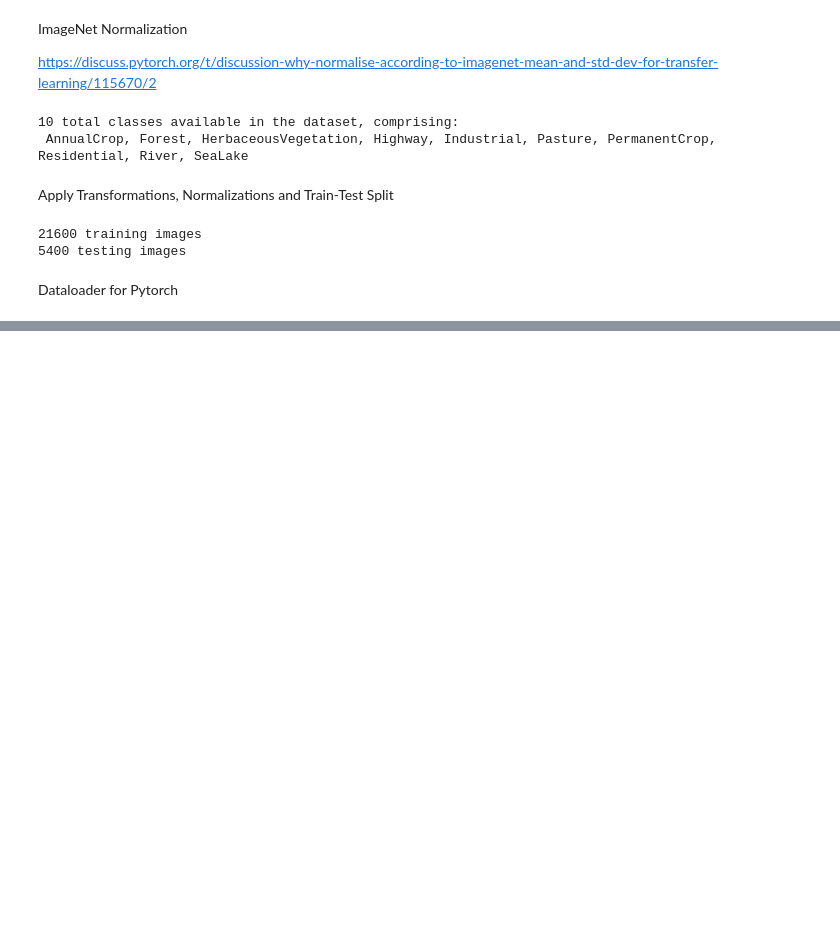
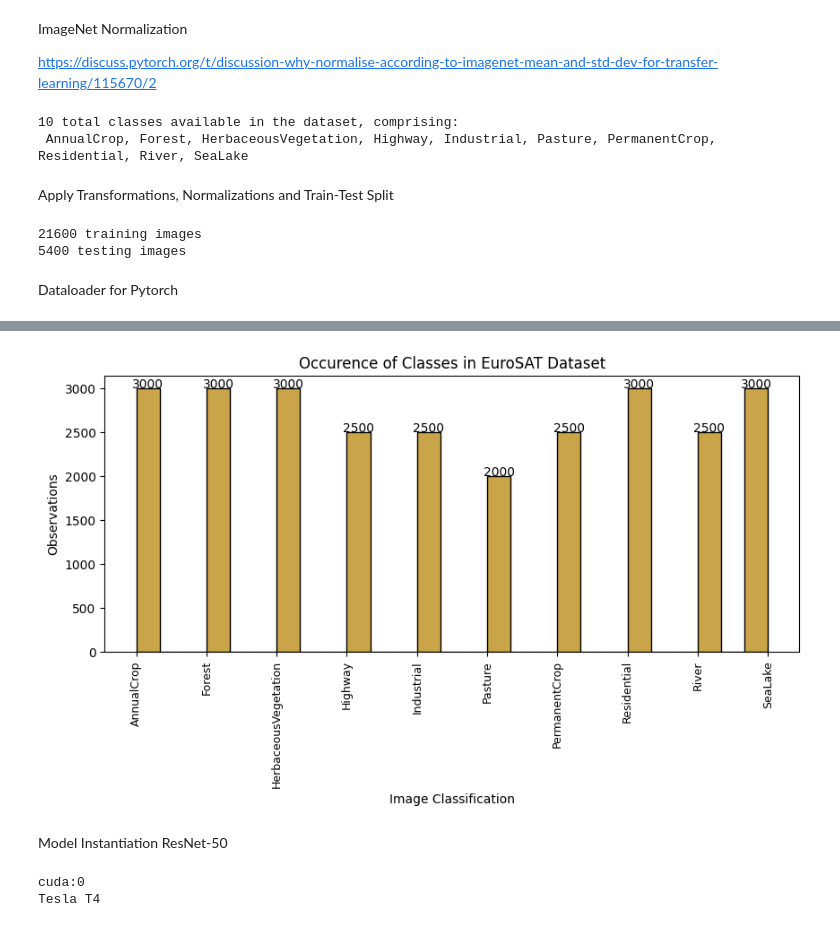
Before and after one commit to bobadams1/land_use_google_earth_engine, a Jupyter notebook: land_use_categorization_of_GEE_images.ipynb, the cells around one changed output, grey strips where cells are left out. Drawn from its saved outputs; the diff is of its cells as text; code cells hidden in the pictures; blank space fills up the shorter version.

```diff
--- a/land_use_categorization_of_GEE_images.ipynb
+++ b/land_use_categorization_of_GEE_images.ipynb
@@ -172,0 +269,34 @@ test_dataloader = data.DataLoader(test_data,
+# %%
+plt.figure(figsize=(10, 4))
+hist = sns.histplot(dataset.targets, color = 'darkgoldenrod')
+hist.set_xticks(range(len(dataset.classes)))
+hist.set_xticklabels(dataset.classes, rotation = 90, fontsize = 9)
+hist.set_title('Occurence of Classes in EuroSAT Dataset')
+hist.set_ylabel('Observations')
+hist.set_xlabel('Image Classification')
+
+for p in hist.patches:
+  height = p.get_height() #get bar height
+  if height ==0: #skip zero-height bars or open patches
+    continue
+  else:
+    hist.text(x = p.get_x()+(p.get_width()/2), # center on bar horizontally
+    y = height+10, # padded above bar
+    s = '{:.0f}'.format(height), # ignore decimals
+    ha = 'center') # algin center
+    # Kalli Chen - https://medium.com/swlh/quick-guide-to-labelling-data-for-common-seaborn-plots-736e10bf14a9
+plt.show()
+# %% [output]
+[figure, added]
+# %% [markdown]
+Model Instantiation
+ResNet-50
+# %%
+device = torch.device("cuda:0" if torch.cuda.is_available() else "cpu")
+print(format(device))
+
+if str(device) == 'cuda:0':
+  print(format(torch.cuda.get_device_name(0)))
+# %% [output]
+cuda:0
+Tesla T4
```
Also changed, not shown: parts of 17 cells of this notebook.
